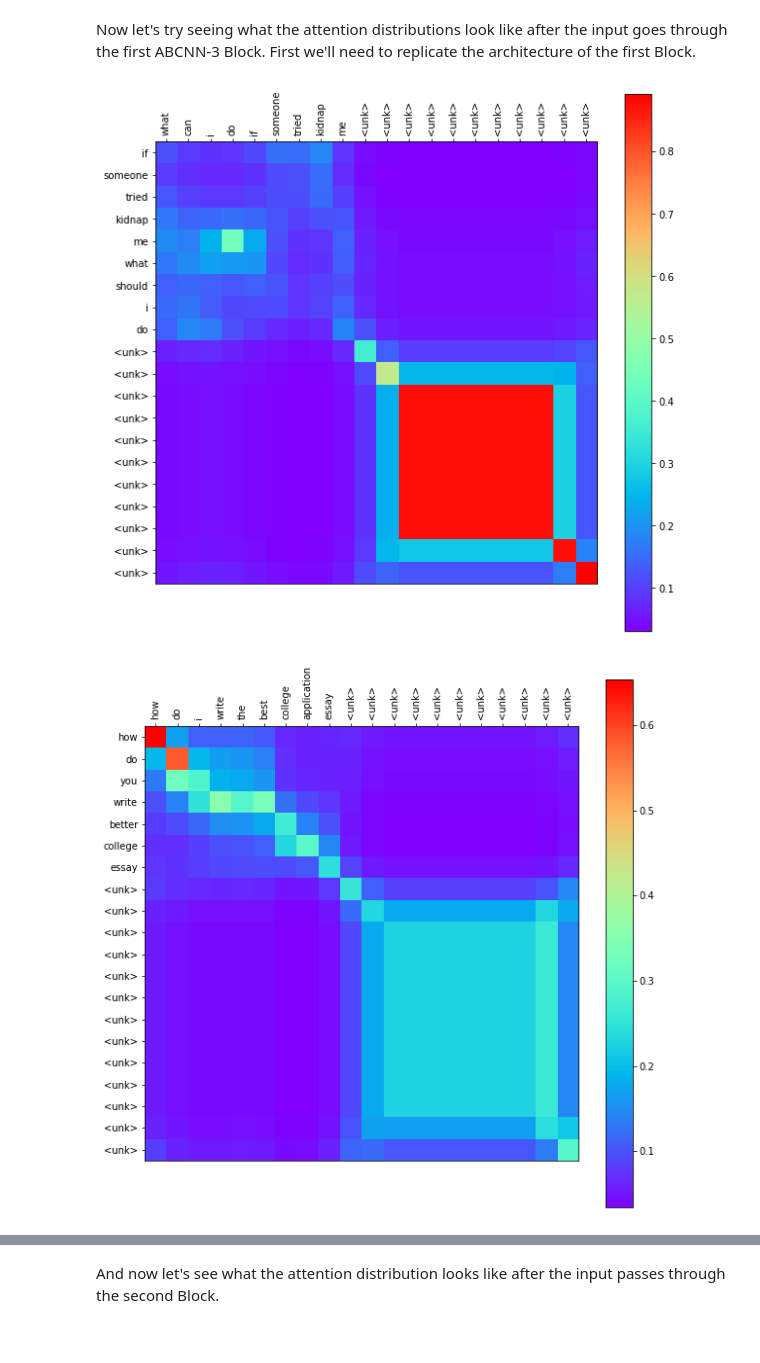
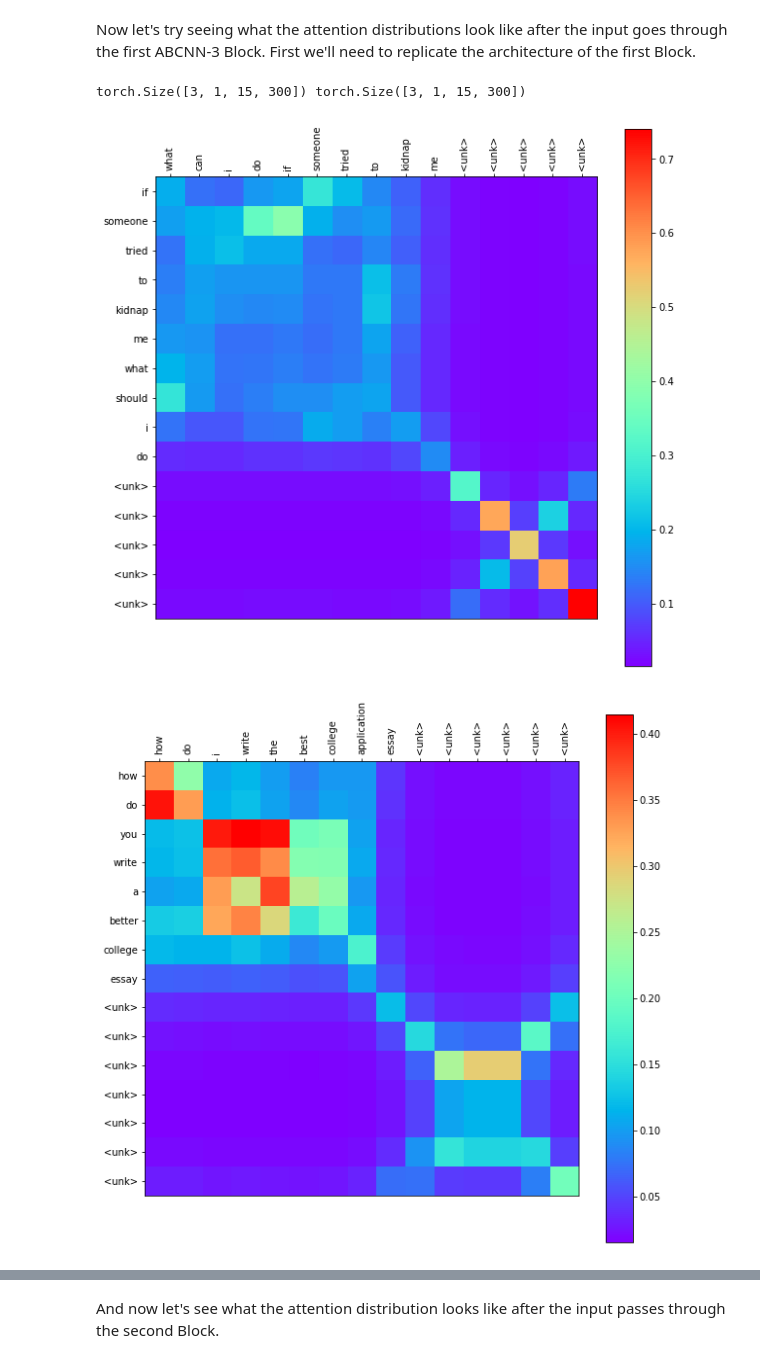
Before and after one commit to codykala/ABCNN, a Jupyter notebook: visualization.ipynb, the cells around one changed output, grey strips where cells are left out. Cells and saved outputs as stored; diff of their text form; code cells hidden in the pictures.

```diff
--- a/visualization.ipynb
+++ b/visualization.ipynb
@@ -199,8 +171,8 @@ def generate_tick_labels(q1, q2, max_length=20):
     words2 = text_to_word_list(q2)
 
     # Remove stop words that are not in the word2vec vocabulary
-    words1 = list(filter(lambda s: s not in stops or s in word2vec.vocab, words1))
-    words2 = list(filter(lambda s: s not in stops or s in word2vec.vocab, words2))
+    words1 = list(filter(lambda s: s not in stops or s in word_vectors.vocab, words1))
+    words2 = list(filter(lambda s: s not in stops or s in word_vectors.vocab, words2))
 
     # Make the labels
     yticks = list(words1)
@@ -210,7 +182,7 @@ def generate_tick_labels(q1, q2, max_length=20):
 
     return xticks, yticks
 # %%
-def generate_heat_map(A, q1, q2):
+def generate_heat_map(A, q1, q2, max_length=20):
     """ Generates a heat map for the attention matrix.
 
         Args:
@@ -239,8 +211,8 @@ def generate_heat_map(A, q1, q2):
 
     # Plot the attention distribution
     plt.imshow(A, cmap='rainbow', interpolation='nearest')
-    plt.xticks(range(20), xticks, rotation=90)
-    plt.yticks(range(20), yticks)
+    plt.xticks(range(max_length), xticks, rotation=90)
+    plt.yticks(range(max_length), yticks)
     plt.colorbar()
     plt.show()
 # %%
@@ -288,9 +232,39 @@ A_1 = A_1.squeeze().detach().cpu().numpy()
+# %%
+# We'll need these to make the blocks
+max_length = config["model"]["max_length"]
+blocks_config = config["model"]["blocks"]
+# %%
+# Create the block
+block_1_config = blocks_config[0]
+block_1, output_size_1 = setup_block(max_length, block_1_config)
+block_1 = block_1.eval() # Turn off dropout
+block_1 = block_1.cuda() if USE_CUDA else block_1
+
+# Overwrite the weights
+block_1_dict = block_1.state_dict()
+block_1_pretrained_dict = {}
+for k, v in model_dict.items():
+    if "blocks.0." in k:
+        key = k.replace("blocks.0.", "")
+        block_1_pretrained_dict[key] = v
+block_1.load_state_dict(block_1_pretrained_dict)
+
+print(x1_0.shape, x2_0.shape)
+
+# Process the inputs
+x1_1, x2_1, a1_1, a2_1 = block_1(x1_0, x2_0)
+
+# Create the attention matrix
+A_1 = compute_attention_matrix(x1_1, x2_1, euclidean)
+A_1 = A_1.squeeze().detach().cpu().numpy()
+# %% [output]
+torch.Size([3, 1, 15, 300]) torch.Size([3, 1, 15, 300])
 # %%
-generate_heat_map(A_1[0], examples[0][0], examples[0][1])
+generate_heat_map(A_1[0], examples[0][0], examples[0][1], max_length=15)
 # %% [output]
-[figure, old version]
+[figure, new version]
 # %%
-generate_heat_map(A_1[1], examples[1][0], examples[1][1])
+generate_heat_map(A_1[1], examples[1][0], examples[1][1], max_length=15)
 # %% [output]
-[figure, old version]
+[figure, new version]
 # %%
```
Also changed, not shown: parts of 38 cells of this notebook, 4 other files.
